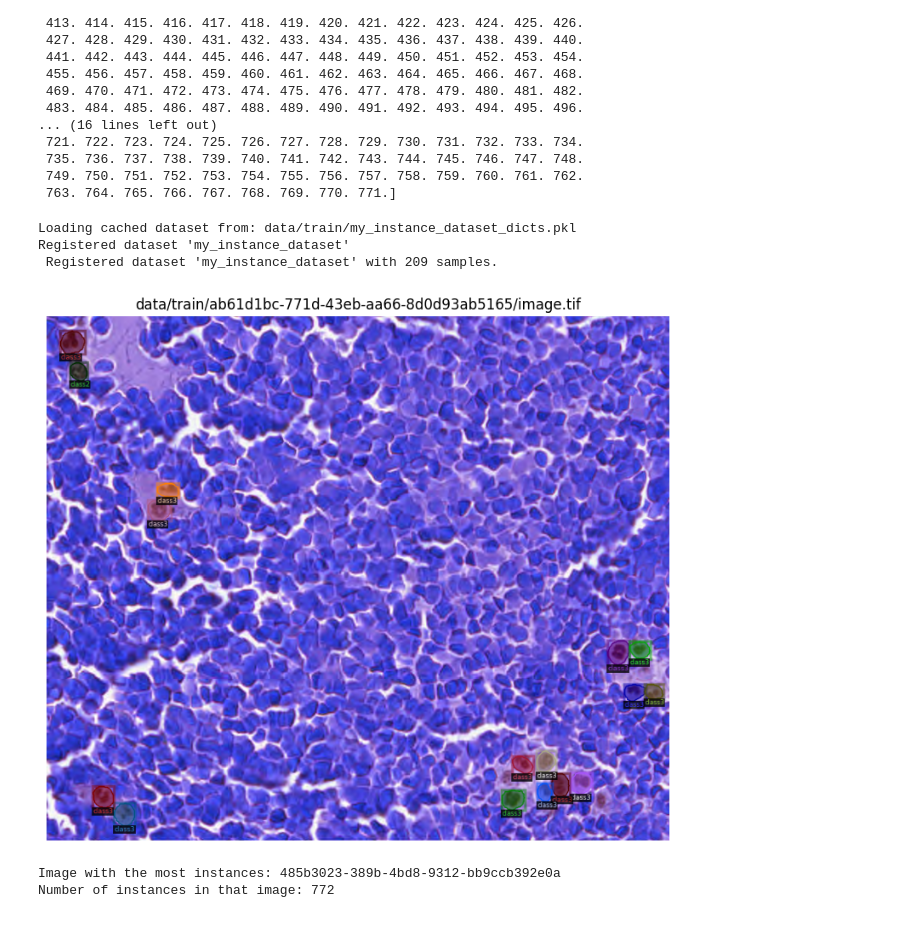
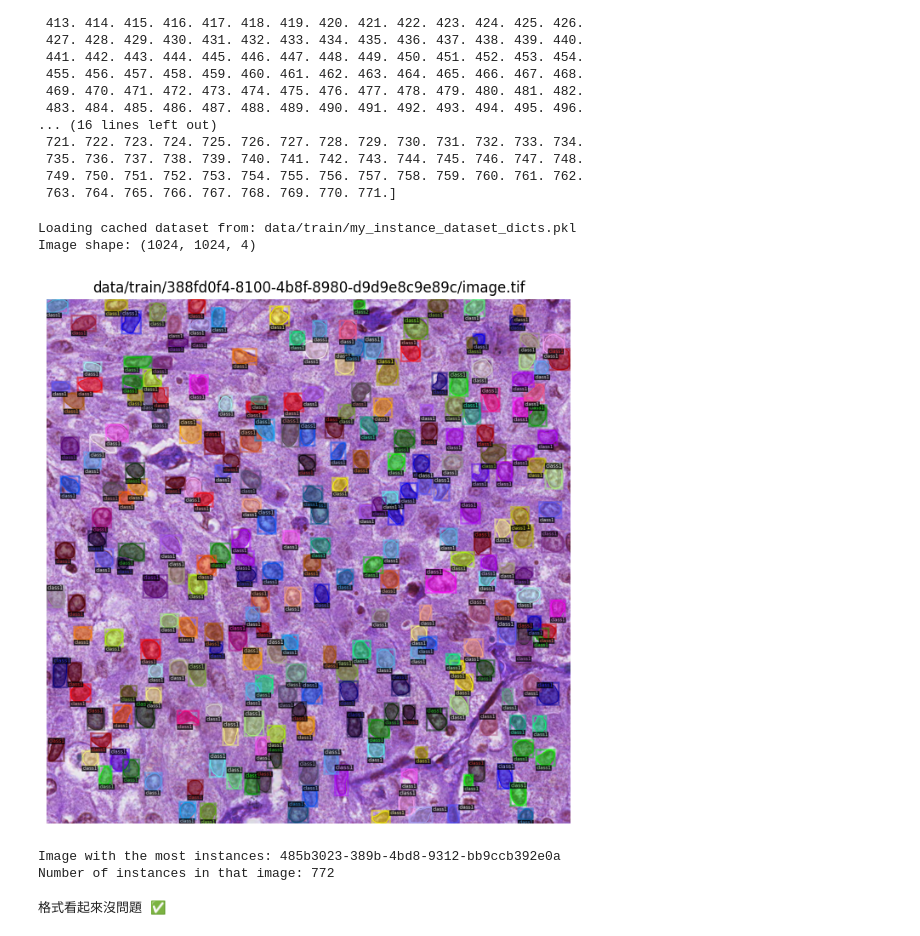
Before and after one commit to Hsiungg/NYCU_CV, a Jupyter notebook: Lab3/test_mask.ipynb, the cells around one changed output. Cells and saved outputs as stored; diff of their text form; code cells hidden in the pictures.

Commit message:
finish training and testing script

```diff
--- a/Lab3/test_mask.ipynb
+++ b/Lab3/test_mask.ipynb
@@ -83,17 +84,16 @@ def preview_random_sample(dataset_name):
 # %%
 root_dir = "data/train"
 class_names = ["class1", "class2", "class3", "class4"]
 dataset_name = "my_instance_dataset"
 
 # 註冊 dataset
 register_custom_dataset(root_dir, class_names, dataset_name)
 # 顯示一筆樣本
-preview_random_sample(dataset_name)
+preview_random_sample(f"{dataset_name}_train")
 # %% [output]
 Loading cached dataset from: data/train/my_instance_dataset_dicts.pkl
-Registered dataset 'my_instance_dataset'
- Registered dataset 'my_instance_dataset' with 209 samples.
+Image shape: (1024, 1024, 4)
-[figure, old version]
+[figure, new version]
 # %%
 import os
 import numpy as np
@@ -130,3 +130,24 @@ print(f"Number of instances in that image: {max_instances}")
 # %% [output]
 Image with the most instances: 485b3023-389b-4bd8-9312-bb9ccb392e0a
 Number of instances in that image: 772
+# %%
+import json
+import json
+
+# 嘗試讀取你的 prediction JSON
+with open('/home/hsiung/Desktop/CV/NYCU_CV/Lab3/test-results.json', 'r') as f:
+    predictions = json.load(f)
+
+# 檢查每一筆是否有正確格式
+for ann in predictions:
+    assert 'image_id' in ann
+    assert 'category_id' in ann
+    assert 'segmentation' in ann
+    assert 'score' in ann
+    rle = ann['segmentation']
+    assert 'size' in rle and 'counts' in rle
+    assert isinstance(rle['size'], list) and len(rle['size']) == 2
+    assert isinstance(rle['counts'], str)
+print("格式看起來沒問題 ✅")
+# %% [output]
+格式看起來沒問題 ✅
```
Also changed, not shown: parts of 1 cell of this notebook, 3 other files.
